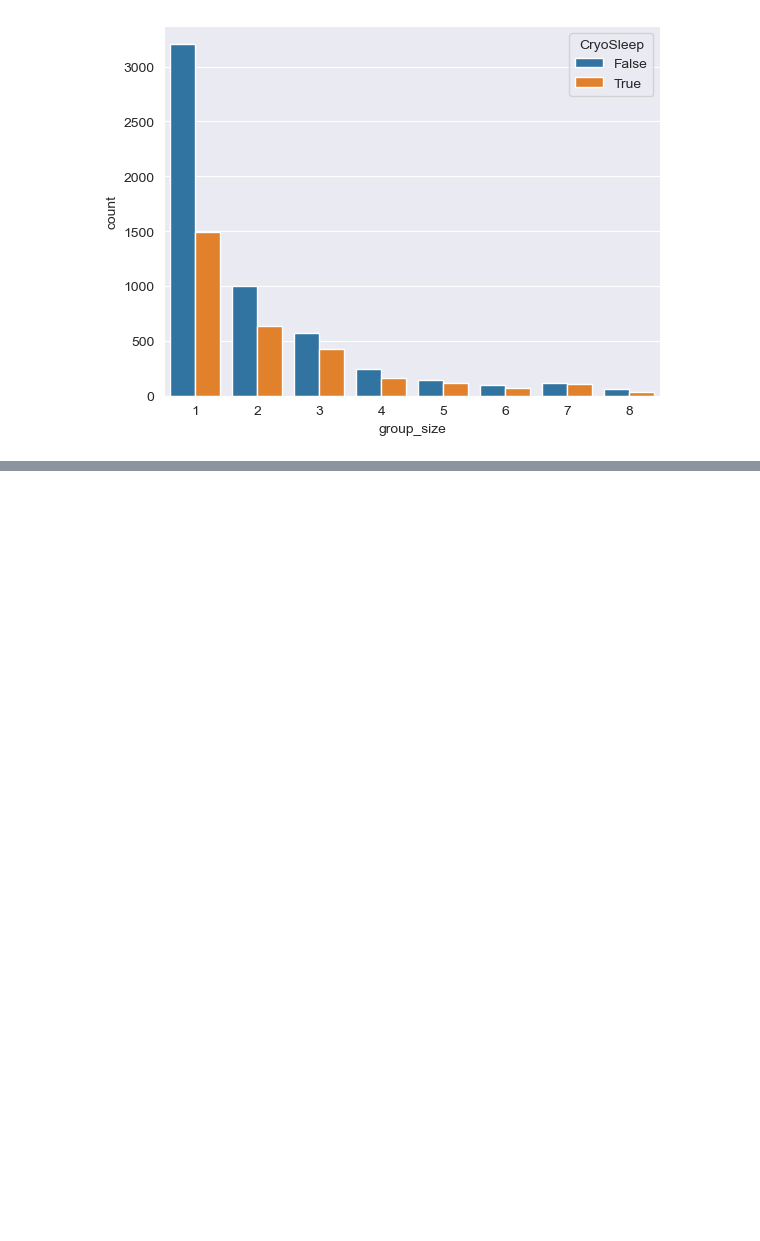
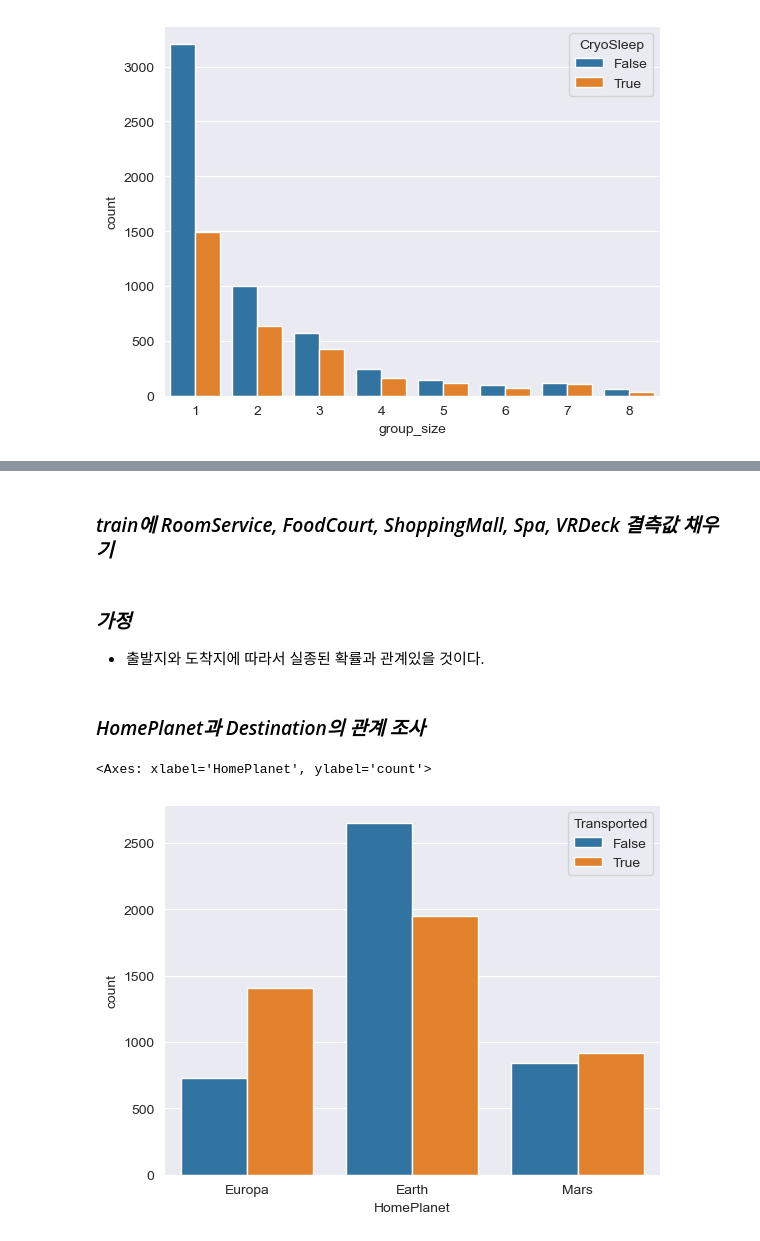
Before and after one commit to ef2nmddy/Spaceship_Titanic_EDA, a Jupyter notebook: Spaceship_Titanic.ipynb, the cells around one changed output, grey strips where cells are left out. Saved outputs shown, nothing was run; the diff lists cells and outputs as text; code cells hidden in the pictures; blank space fills up the shorter version.

```diff
--- a/Spaceship_Titanic.ipynb
+++ b/Spaceship_Titanic.ipynb
@@ -323,0 +358,16 @@ sns.countplot(data=train, x='group_size', hue='CryoSleep')
+# %% [markdown]
+### _train에 RoomService, FoodCourt, ShoppingMall, Spa, VRDeck 결측값 채우기_
+# %%
+cols = ['ShoppingMall', 'Spa', 'VRDeck', 'RoomService', 'FoodCourt']
+train[cols] = train[cols].fillna(0)
+# %% [markdown]
+### _가정_
+
+* 출발지와 도착지에 따라서 실종된 확률과 관계있을 것이다.
+# %% [markdown]
+### _HomePlanet과 Destination의 관계 조사_
+# %%
+sns.countplot(x='HomePlanet', data=train, hue='Transported')
+# %% [output]
+<Axes: xlabel='HomePlanet', ylabel='count'>
+[figure, added]
```
Also changed, not shown: parts of 26 cells of this notebook.
